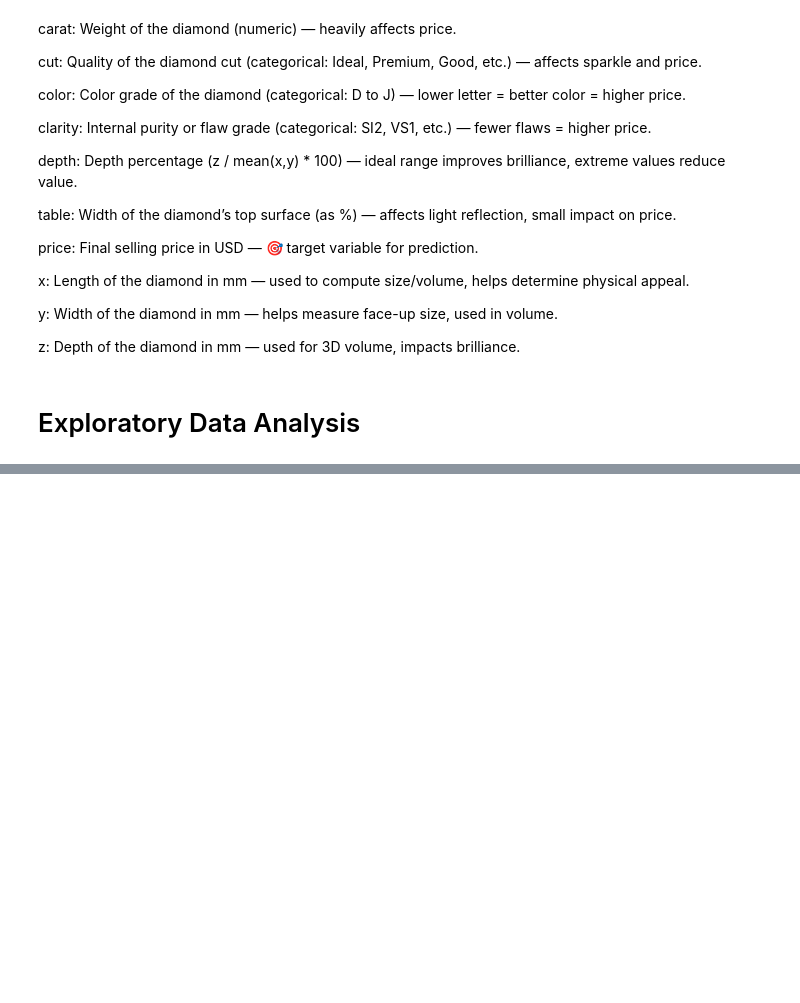
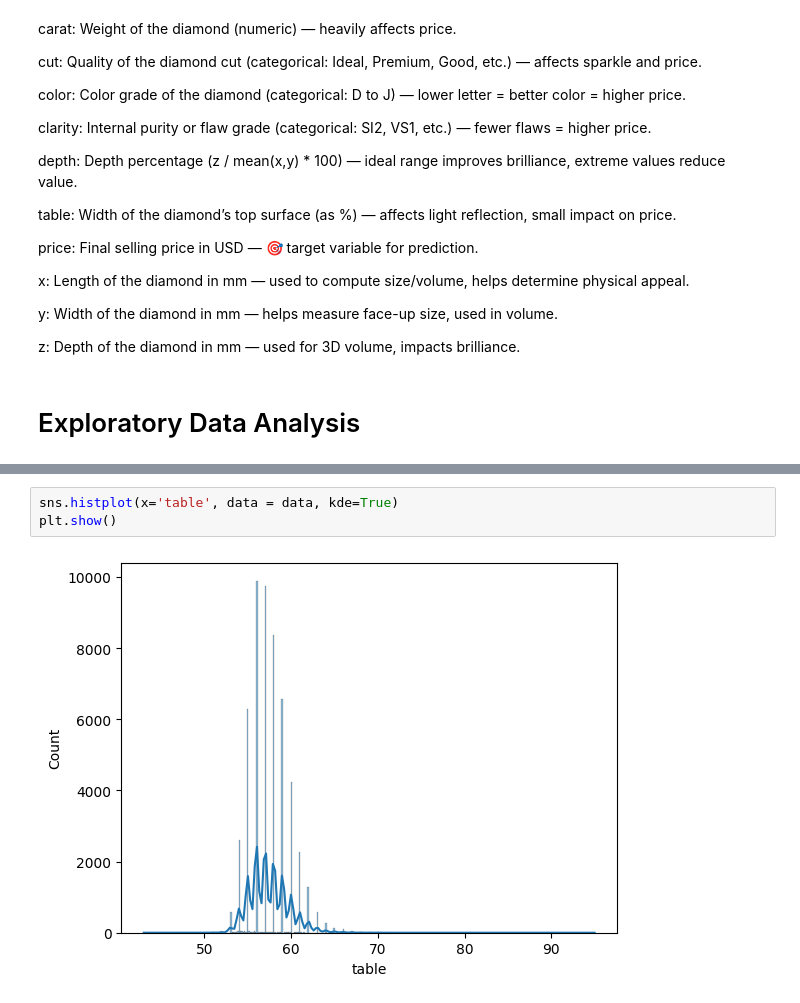
Before and after one commit to Aditya190704/Diamond_Price_Prediction_using_ML, a Jupyter notebook: model.ipynb, the cells around one changed output, grey strips where cells are left out. Cells and saved outputs as stored; diff of their text form; blank space fills up the shorter version.

```diff
--- a/model.ipynb
+++ b/model.ipynb
@@ -67,0 +103,5 @@ data.describe()
+# %%
+sns.histplot(x='table', data = data, kde=True)
+plt.show()
+# %% [output]
+[figure, added]
```
Also changed, not shown: parts of 16 cells of this notebook.
